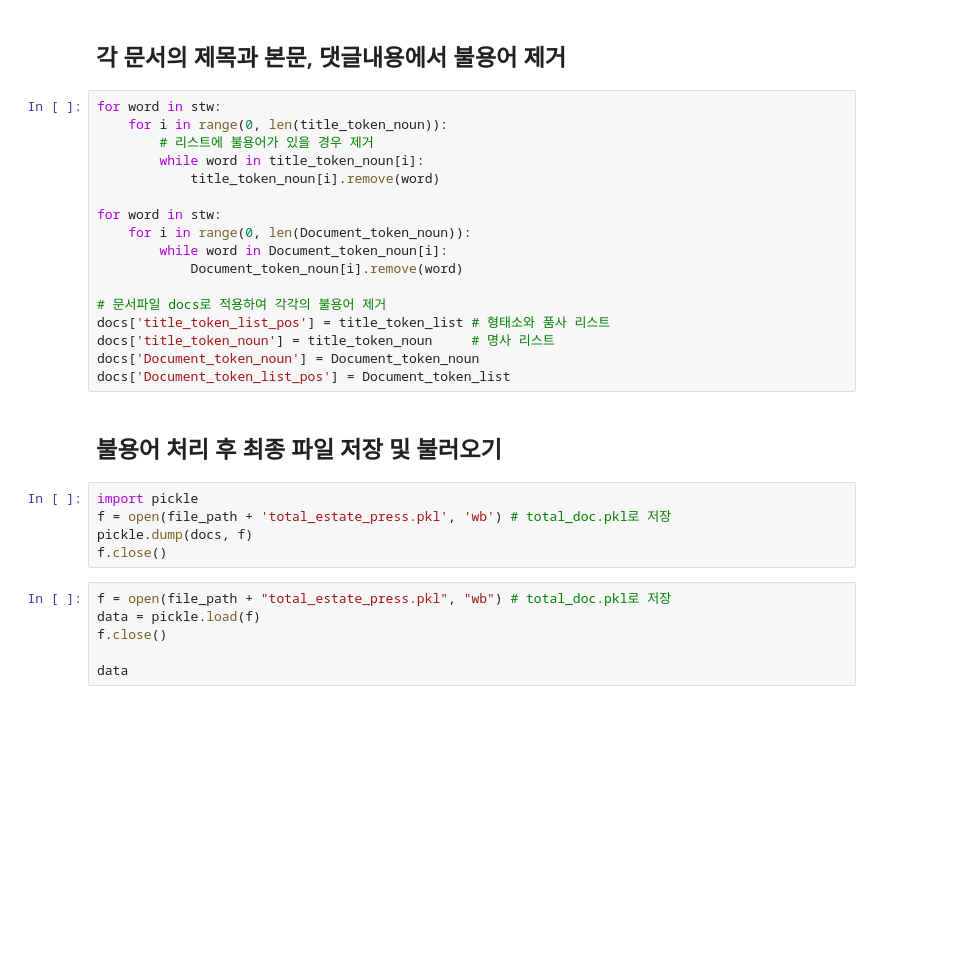
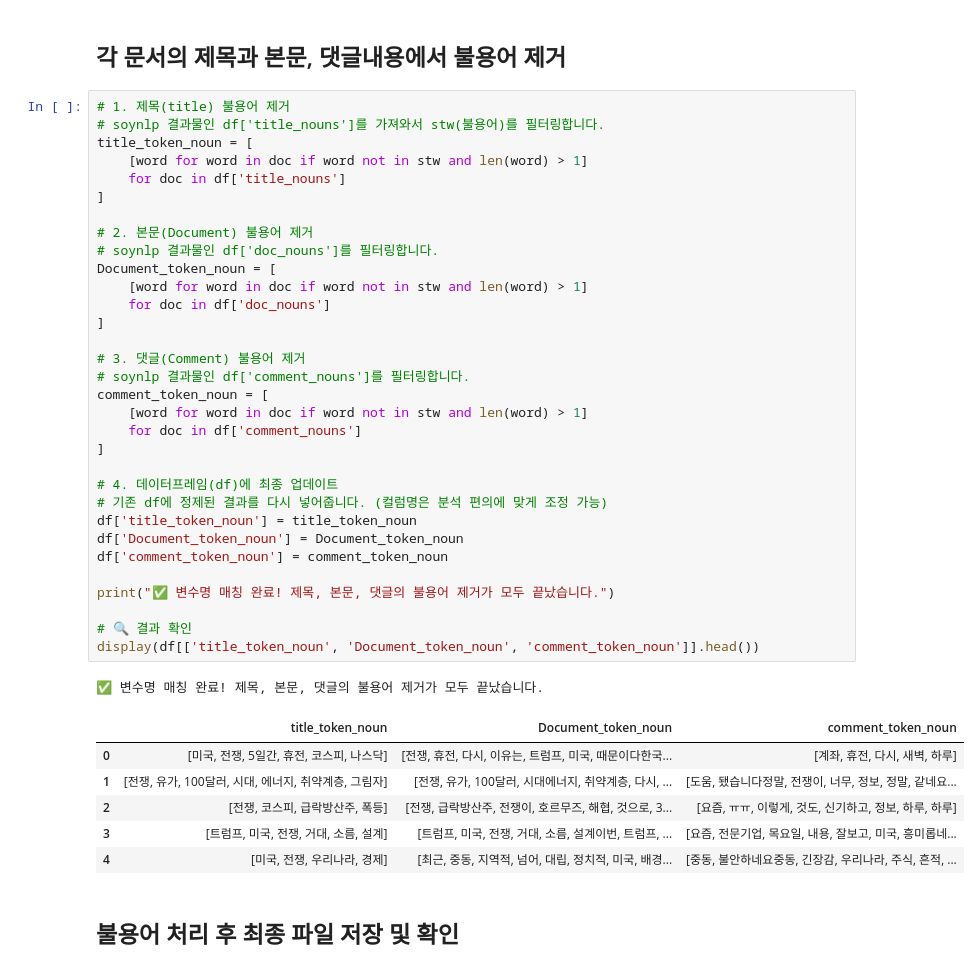
Before and after one commit to taehatae/Crawling_practice, a Jupyter notebook: 4주차과제/4주차_blogcrawlingcode_황태하.ipynb, the cells around one changed output. Saved outputs shown, nothing was run; the diff lists cells and outputs as text; blank space fills up the shorter version.

```diff
--- a/4주차과제/4주차_blogcrawlingcode_황태하.ipynb
+++ b/4주차과제/4주차_blogcrawlingcode_황태하.ipynb
@@ -946,33 +946,45 @@ print(f"✅ 총 {len(stw)}개의 단어가 '불용어2026.csv'에 모두 들어
 ✅ 총 769개의 단어가 '불용어2026.csv'에 모두 들어갔습니다.
 # %% [markdown]
 ## 각 문서의 제목과 본문, 댓글내용에서 불용어 제거
-# %%
-for word in stw:
-    for i in range(0, len(title_token_noun)):
-        # 리스트에 불용어가 있을 경우 제거
-        while word in title_token_noun[i]:
-            title_token_noun[i].remove(word)
-
-for word in stw:
-    for i in range(0, len(Document_token_noun)):
-        while word in Document_token_noun[i]:
-            Document_token_noun[i].remove(word)
-
-# 문서파일 docs로 적용하여 각각의 불용어 제거
-docs['title_token_list_pos'] = title_token_list # 형태소와 품사 리스트
-docs['title_token_noun'] = title_token_noun     # 명사 리스트
-docs['Document_token_noun'] = Document_token_noun
-docs['Document_token_list_pos'] = Document_token_list
+# %%
+# 1. 제목(title) 불용어 제거
+# soynlp 결과물인 df['title_nouns']를 가져와서 stw(불용어)를 필터링합니다.
+title_token_noun = [
+    [word for word in doc if word not in stw and len(word) > 1]
+    for doc in df['title_nouns']
+]
+
+# 2. 본문(Document) 불용어 제거
+# soynlp 결과물인 df['doc_nouns']를 필터링합니다.
+Document_token_noun = [
+    [word for word in doc if word not in stw and len(word) > 1]
+    for doc in df['doc_nouns']
+]
+
+# 3. 댓글(Comment) 불용어 제거
+# soynlp 결과물인 df['comment_nouns']를 필터링합니다.
+comment_token_noun = [
+    [word for word in doc if word not in stw and len(word) > 1]
+    for doc in df['comment_nouns']
+]
+
+# 4. 데이터프레임(df)에 최종 업데이트
+# 기존 df에 정제된 결과를 다시 넣어줍니다. (컬럼명은 분석 편의에 맞게 조정 가능)
+df['title_token_noun'] = title_token_noun
+df['Document_token_noun'] = Document_token_noun
+df['comment_token_noun'] = comment_token_noun
+
+print("✅ 변수명 매칭 완료! 제목, 본문, 댓글의 불용어 제거가 모두 끝났습니다.")
+
+# 🔍 결과 확인
+display(df[['title_token_noun', 'Document_token_noun', 'comment_token_noun']].head())
+# %% [output]
+✅ 변수명 매칭 완료! 제목, 본문, 댓글의 불용어 제거가 모두 끝났습니다.
+|  | title_token_noun | Document_token_noun | comment_token_noun |
+| 0 | [미국, 전쟁, 5일간, 휴전, 코스피, 나스닥] | [전쟁, 휴전, 다시, 이유는, 트럼프, 미국, 때문이다한국... | [계좌, 휴전, 다시, 새벽, 하루] |
+| 1 | [전쟁, 유가, 100달러, 시대, 에너지, 취약계층, 그림자] | [전쟁, 유가, 100달러, 시대에너지, 취약계층, 다시, ... | [도움, 됐습니다정말, 전쟁이, 너무, 정보, 정말, 같네요... |
+| 2 | [전쟁, 코스피, 급락방산주, 폭등] | [전쟁, 급락방산주, 전쟁이, 호르무즈, 해협, 것으로, 3... | [요즘, ㅠㅠ, 이렇게, 것도, 신기하고, 정보, 하루, 하루] |
+| 3 | [트럼프, 미국, 전쟁, 거대, 소름, 설계] | [트럼프, 미국, 전쟁, 거대, 소름, 설계이번, 트럼프, ... | [요즘, 전문기업, 목요일, 내용, 잘보고, 미국, 흥미롭네... |
+| 4 | [미국, 전쟁, 우리나라, 경제] | [최근, 중동, 지역적, 넘어, 대립, 정치적, 미국, 배경... | [중동, 불안하네요중동, 긴장감, 우리나라, 주식, 흔적, ... |
 # %% [markdown]
-## 불용어 처리 후 최종 파일 저장 및 불러오기
+## 불용어 처리 후 최종 파일 저장 및 확인
-# %%
-import pickle
-f = open(file_path + 'total_estate_press.pkl', 'wb') # total_doc.pkl로 저장
-pickle.dump(docs, f)
-f.close()
-# %%
-f = open(file_path + "total_estate_press.pkl", "wb") # total_doc.pkl로 저장
-data = pickle.load(f)
-f.close()
-
-data
```
Also changed, not shown: parts of 1 cell of this notebook, 1 other file.
